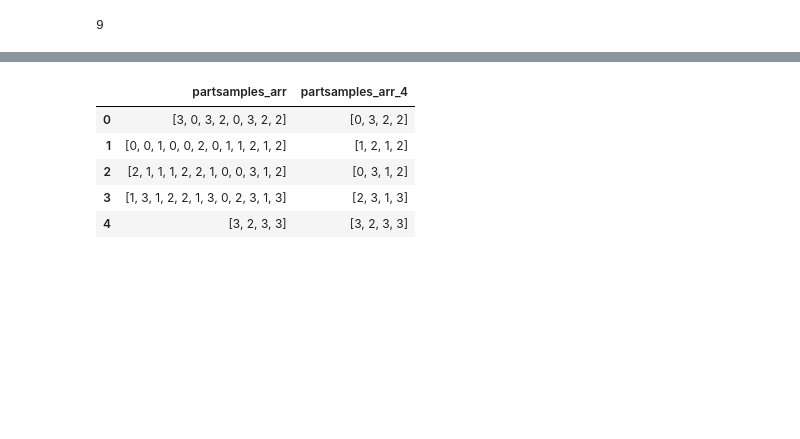
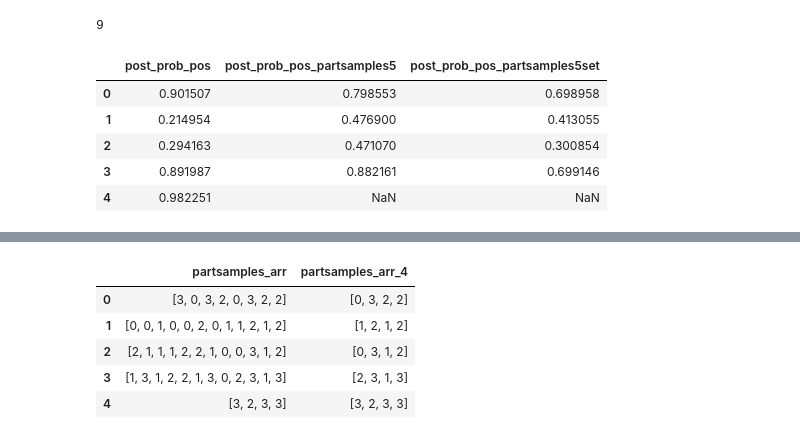
Before and after one commit to jacobaparker/Copy_Murphy2021, a Jupyter notebook: behavioral_data_example.ipynb, the cells around one changed output, grey strips where cells are left out. Cells and saved outputs as stored; diff of their text form; code cells hidden in the pictures; blank space fills up the shorter version.

```diff
--- a/behavioral_data_example.ipynb
+++ b/behavioral_data_example.ipynb
@@ -1180,3 +1227,40 @@ plt.scatter(L_YgX, p_RgX, s=80, alpha=counts / counts.max(), edgecolor='none')
 counts.max()
 # %% [output]
 9
+# %%
+h_col_candidates = [c for c in ["gen.h", "gen.H", "h", "H"] if c in block_metadata_df.columns]
+if h_col_candidates:
+    h_col = h_col_candidates[0]
+else:
+    h_like_cols = [c for c in block_metadata_df.columns if c.lower().endswith(".h") or c.lower() == "h"]
+    if len(h_like_cols) != 1:
+        raise KeyError(f"Could not uniquely identify hazard-rate column in block_metadata_df. Candidates: {h_like_cols}")
+    h_col = h_like_cols[0]
+
+h_by_block = block_metadata_df.set_index("block_id")[h_col]
+# P0 = np.array([[0.5], [0.5]])
+p_Y = np.array([[0.5, 0.5]])
+
+trials_df["post_prob_pos_partsamples5set"] = trials_df.apply(
+    lambda row: float(
+        P_source_g_partsamplesset(
+            np.asarray(row["partsamples_arr_5"], dtype=int),
+            mean_neg,
+            mean_pos,
+            std,
+            cuts,
+            float(h_by_block.loc[row["block_id"]]),
+            p_Y,
+        )[0,1]
+    if isinstance(row["partsamples_arr_5"], (list, np.ndarray)) else np.nan),
+    axis=1,
+)
+
+trials_df[["post_prob_pos", "post_prob_pos_partsamples5", "post_prob_pos_partsamples5set"]].head()
+# %% [output]
+|  | post_prob_pos | post_prob_pos_partsamples5 | post_prob_pos_partsamples5set |
+| 0 | 0.901507 | 0.798553 | 0.698958 |
+| 1 | 0.214954 | 0.476900 | 0.413055 |
+| 2 | 0.294163 | 0.471070 | 0.300854 |
+| 3 | 0.891987 | 0.882161 | 0.699146 |
+| 4 | 0.982251 | NaN | NaN |
```
Also changed, not shown: parts of 11 cells of this notebook, 1 other file.
